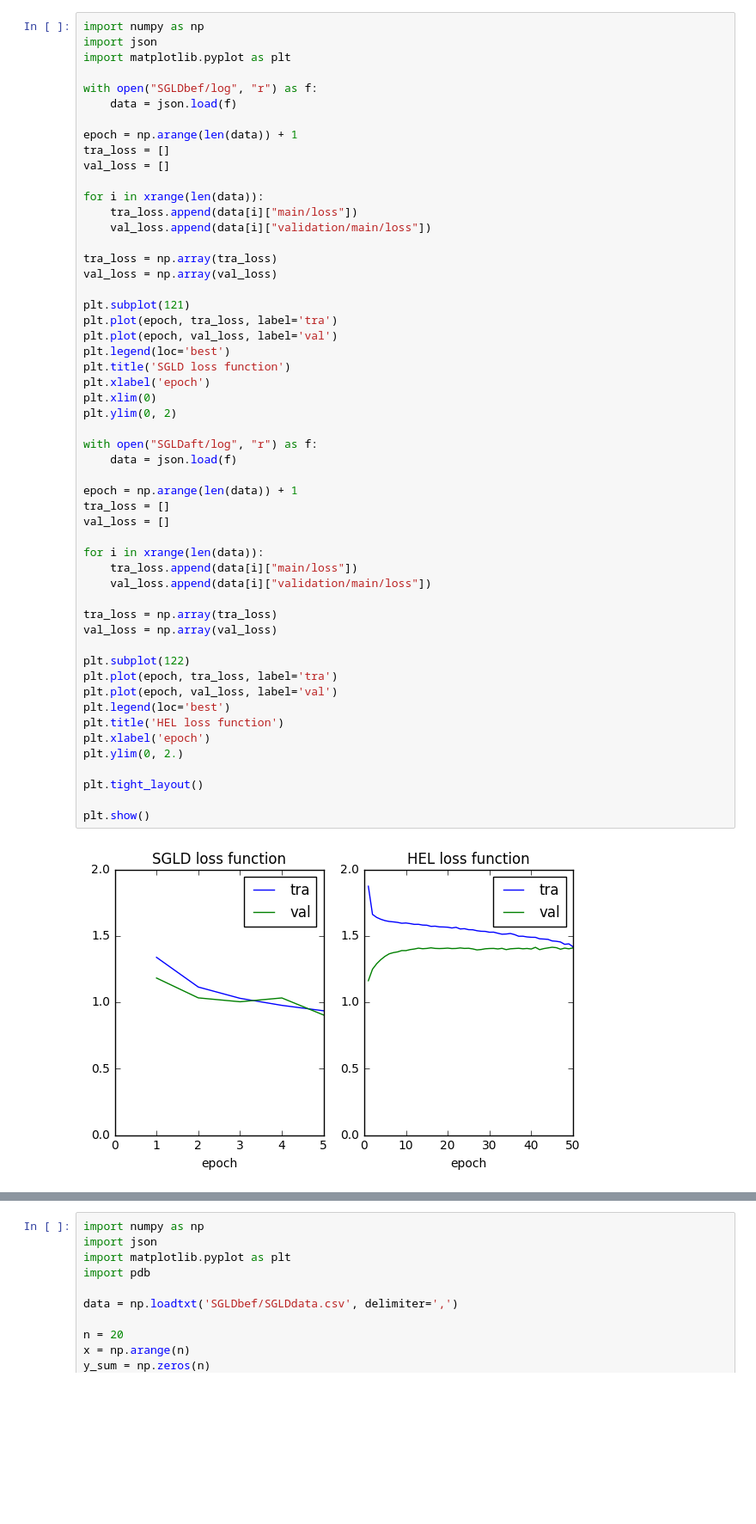
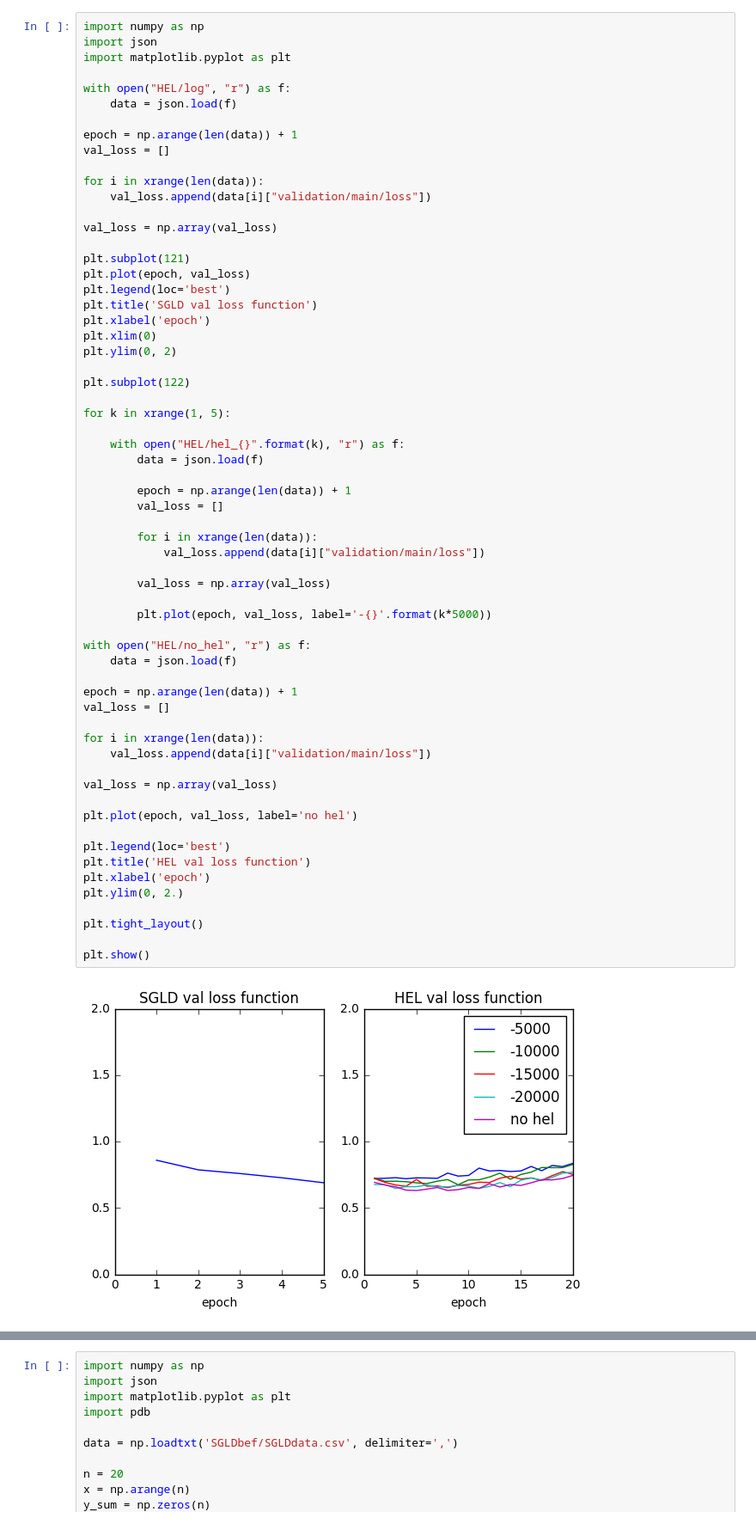
Before and after one commit to maeyon/DeepLearning_chainer, a Jupyter notebook: CIFAR5/CIFAR5.ipynb, the cells around one changed output, grey strips where cells are left out. Shown at 86% size. Saved outputs shown, nothing was run; the diff lists cells and outputs as text; blank space fills up the shorter version.

```diff
--- a/CIFAR5/CIFAR5.ipynb
+++ b/CIFAR5/CIFAR5.ipynb
@@ -3,56 +67,65 @@ import numpy as np
 import json
 import matplotlib.pyplot as plt
 
-with open("SGLDbef/log", "r") as f:
+with open("HEL/log", "r") as f:
     data = json.load(f)
 
 epoch = np.arange(len(data)) + 1
-tra_loss = []
 val_loss = []
 
 for i in xrange(len(data)):
-    tra_loss.append(data[i]["main/loss"])
     val_loss.append(data[i]["validation/main/loss"])
 
-tra_loss = np.array(tra_loss)
 val_loss = np.array(val_loss)
 
 plt.subplot(121)
-plt.plot(epoch, tra_loss, label='tra')
-plt.plot(epoch, val_loss, label='val')
+plt.plot(epoch, val_loss)
 plt.legend(loc='best')
-plt.title('SGLD loss function')
+plt.title('SGLD val loss function')
 plt.xlabel('epoch')
 plt.xlim(0)
 plt.ylim(0, 2)
 
-with open("SGLDaft/log", "r") as f:
+plt.subplot(122)
+
+for k in xrange(1, 5):
+
+    with open("HEL/hel_{}".format(k), "r") as f:
+        data = json.load(f)
+
+        epoch = np.arange(len(data)) + 1
+        val_loss = []
+
+        for i in xrange(len(data)):
+            val_loss.append(data[i]["validation/main/loss"])
+
+        val_loss = np.array(val_loss)
+
+        plt.plot(epoch, val_loss, label='-{}'.format(k*5000))
+
+with open("HEL/no_hel", "r") as f:
     data = json.load(f)
 
 epoch = np.arange(len(data)) + 1
-tra_loss = []
 val_loss = []
 
 for i in xrange(len(data)):
-    tra_loss.append(data[i]["main/loss"])
     val_loss.append(data[i]["validation/main/loss"])
 
-tra_loss = np.array(tra_loss)
 val_loss = np.array(val_loss)
 
-plt.subplot(122)
-plt.plot(epoch, tra_loss, label='tra')
-plt.plot(epoch, val_loss, label='val')
+plt.plot(epoch, val_loss, label='no hel')
+
 plt.legend(loc='best')
-plt.title('HEL loss function')
+plt.title('HEL val loss function')
 plt.xlabel('epoch')
 plt.ylim(0, 2.)
 
 plt.tight_layout()
 
 plt.show()
 # %% [output]
-[figure, old version]
+[figure, new version]
 # %%
 import numpy as np
 import json
```
Also changed, not shown: parts of 3 cells of this notebook, 25 other files.
